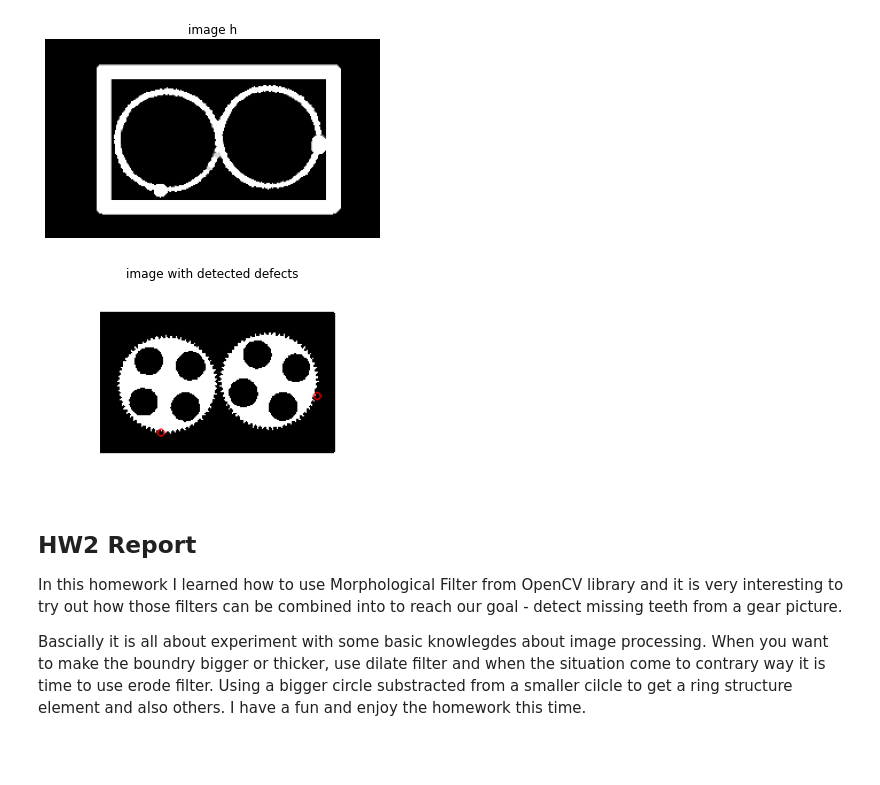
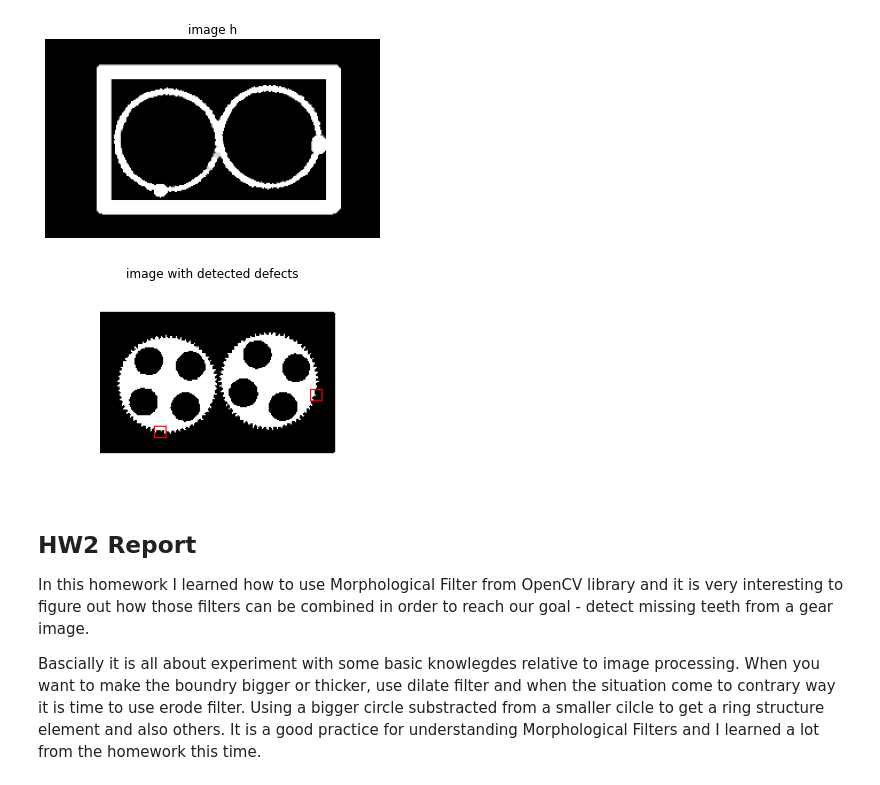
Before and after one commit to denpo1022/Using-Morphological-Filter-to-detect-missing-teeth-from-gears, a Jupyter notebook: main.ipynb, the cells around one changed output. Cells and saved outputs as stored; diff of their text form; code cells hidden in the pictures; blank space fills up the shorter version.

```diff
--- a/main.ipynb
+++ b/main.ipynb
@@ -163,39 +162,42 @@ plt.show()
 # %% [output]
 [figure]
 # %%
+# use cv2.SimpleBlobDetector to detect small blob pixels
 params = cv2.SimpleBlobDetector_Params()
 params.filterByInertia = False
 params.filterByConvexity = False
 params.filterByCircularity = False
 
-# im = cv2.bitwise_and(img_h, img_g)
+# get a BGR version of image a
+rgb_a = cv2.cvtColor(img_a, cv2.COLOR_GRAY2BGR)
 
+# apply threshold to get a binary image for blob detection
 retval, detect_threshold = cv2.threshold(img_detect, 200, 255, cv2.THRESH_BINARY_INV)
 
+# create a detector object using pre-defined parameters
 detector = cv2.SimpleBlobDetector_create(params)
 
+# get the keypoint object
 keypoints = detector.detect(detect_threshold)
 
-# for i in range(len(keypoints)):
-#     x, y = np.int(keypoints[i].pt[0]), np.int(keypoints[i].pt[1])
-#     sz = np.int(keypoints[i].size)
-#     if sz > 1:
-#         sz = np.int(sz/2)
-#     # notice there's no boundary check for pt1 and pt2, you have to do that yourself
-#     a = cv2.rectangle(img_a, (x-sz,y-sz), (x+sz,y+sz), color=(255, 0, 0), thickness=-1)
+# iterate each detected blob and draw rectangles at the defect points
+for i in keypoints:
+    x, y = np.int(i.pt[0]), np.int(i.pt[1])
+    gap = 5
 
-im_with_keypoints = cv2.drawKeypoints(img_a, keypoints, np.array([]), (255,0,0), cv2.DRAW_MATCHES_FLAGS_DRAW_RICH_KEYPOINTS)
+    # notice there's no boundary check for pt1 and pt2, you have to do that yourself
+    cv2.rectangle(rgb_a, (x-gap, y-gap), (x+gap, y+gap), (255,0,0), thickness=1)
 
-plt.imshow(im_with_keypoints, cmap='gray')
+plt.imshow(rgb_a)
 plt.title('image with detected defects')
 plt.axis('off')
 plt.show()
 # %% [output]
-[figure, old version]
+[figure, new version]
 # %% [markdown]
 ## HW2 Report
 
-In this homework I learned how to use Morphological Filter from OpenCV library and it is very interesting to try out how
-those filters can be combined into to reach our goal - detect missing teeth from a gear picture.
+In this homework I learned how to use Morphological Filter from OpenCV library and it is very interesting to figure out how
+those filters can be combined in order to reach our goal - detect missing teeth from a gear image.
 
-Bascially it is all about experiment with some basic knowlegdes about image processing. When you want to make the boundry bigger or thicker, use dilate filter and when the situation come to contrary way it is time to use erode filter. Using a bigger circle substracted from a smaller cilcle to get a ring structure element and also others. I have a fun and enjoy the homework this time.
+Bascially it is all about experiment with some basic knowlegdes relative to image processing. When you want to make the boundry bigger or thicker, use dilate filter and when the situation come to contrary way it is time to use erode filter. Using a bigger circle substracted from a smaller cilcle to get a ring structure element and also others. It is a good practice for understanding Morphological Filters and I learned a lot from the homework this time.
```
Also changed, not shown: parts of 1 cell of this notebook.
